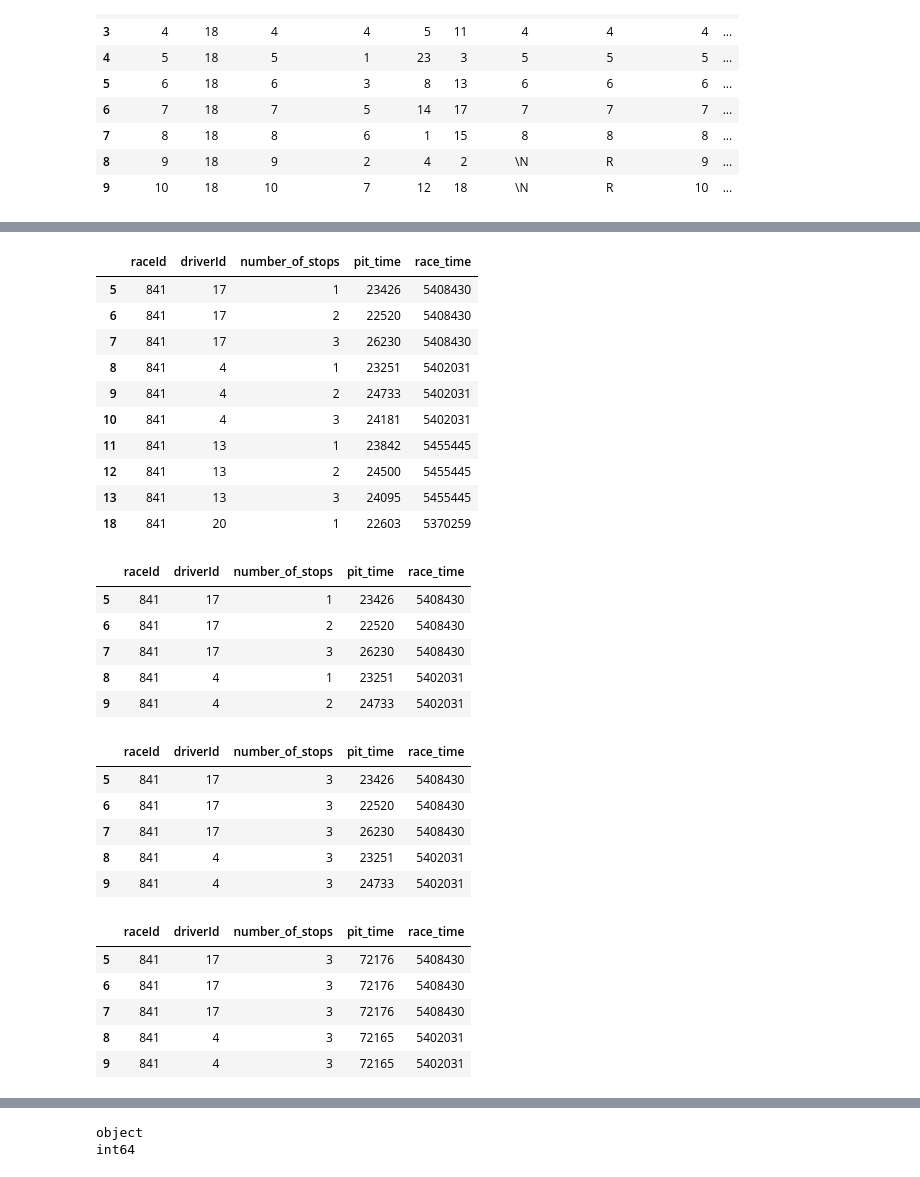
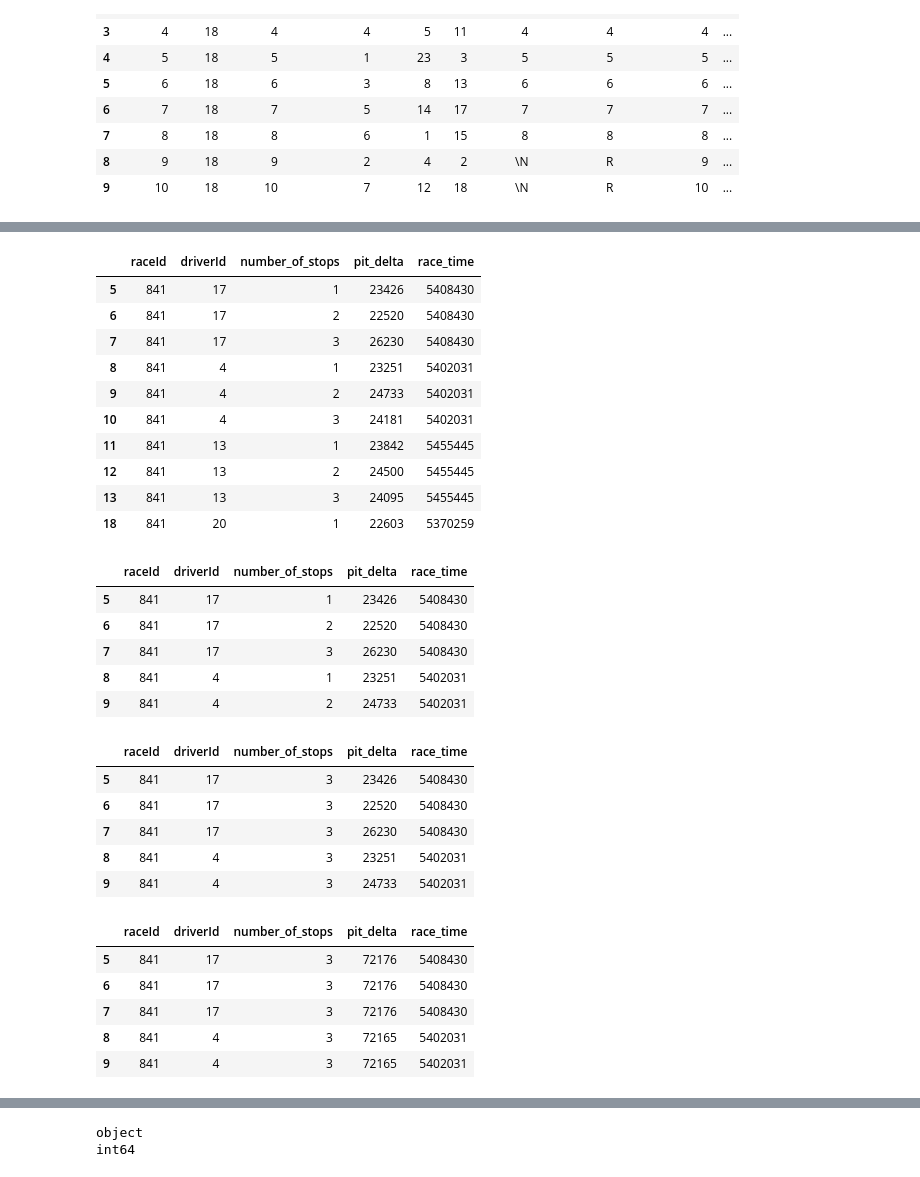
Before and after one commit to MacBeth-M/Capstone, a Jupyter notebook: Pitstops.ipynb, the cells around one changed output, grey strips where cells are left out. Drawn from its saved outputs; the diff is of its cells as text; code cells hidden in the pictures.

```diff
--- a/Pitstops.ipynb
+++ b/Pitstops.ipynb
@@ -31,8 +32,8 @@ results.head(10)
 | 8 | 9 | 18 | 9 | 2 | 4 | 2 | \N | R | 9 | ... |
 | 9 | 10 | 18 | 10 | 7 | 12 | 18 | \N | R | 10 | ... |
 # %%
-# rename milliseconds to stop time and race_time to avoid confusion
-pit_stops.rename(columns = {'milliseconds': 'pit_time'}, inplace = True)
+# rename milliseconds to pit_delta and race_time to avoid confusion
+pit_stops.rename(columns = {'milliseconds': 'pit_delta'}, inplace = True)
 results.rename(columns = {'milliseconds': 'race_time'}, inplace = True)
 pit_merge = pd.merge(pit_stops, results, on=['raceId', 'driverId'])
 pit_merged = pit_merge[pit_merge['statusId'] == 1] # filters out only finished races
@@ -77,16 +78,16 @@ Index(['raceId', 'driverId', 'stop', 'lap', 'time_x', 'duration', 'pit_time',
 | 75% | 1053.000000 | 830.000000 | 2.000000 | 36.000000 | 2.610250e+04 | 24997.000000 | 131.000000 | 12.000000 | 10.000000 | ... |
 | max | 1115.000000 | 859.000000 | 7.000000 | 78.000000 | 3.069017e+06 | 26178.000000 | 214.000000 | 24.000000 | 19.000000 | ... |
 # %%
-# retain only the columns we need
-selected_columns = ['raceId', 'driverId', 'stop', 'pit_time', 'race_time']
+# retain only the columns needed
+selected_columns = ['raceId', 'driverId', 'stop', 'pit_delta', 'race_time']
 my_pit = pit_merged[selected_columns]
 
 my_pit = my_pit.copy() # make copy to modify without changing original dataset
 
 my_pit.rename(columns = {'stop': 'number_of_stops' }, inplace = True)
 my_pit.head(10)
 # %% [output]
-|  | raceId | driverId | number_of_stops | pit_time | race_time |
+|  | raceId | driverId | number_of_stops | pit_delta | race_time |
 | 5 | 841 | 17 | 1 | 23426 | 5408430 |
 | 6 | 841 | 17 | 2 | 22520 | 5408430 |
 | 7 | 841 | 17 | 3 | 26230 | 5408430 |
@@ -103,7 +104,7 @@ my_pit.replace('\\N', np.nan, inplace=True)
 my_pit.dropna(inplace=True)
 my_pit.head()
 # %% [output]
-|  | raceId | driverId | number_of_stops | pit_time | race_time |
+|  | raceId | driverId | number_of_stops | pit_delta | race_time |
 | 5 | 841 | 17 | 1 | 23426 | 5408430 |
 | 6 | 841 | 17 | 2 | 22520 | 5408430 |
 | 7 | 841 | 17 | 3 | 26230 | 5408430 |
@@ -116,26 +117,26 @@ my_pit.head()
 # Group by race and driver and compute total stops
 total_stops = my_pit.groupby(['raceId', 'driverId'])['number_of_stops'].transform('max')
 
-# Update the 'number of stop' column
+# Update the 'number of stops' column
 my_pit['number_of_stops'] = total_stops
 my_pit.head()
 # %% [output]
-|  | raceId | driverId | number_of_stops | pit_time | race_time |
+|  | raceId | driverId | number_of_stops | pit_delta | race_time |
 | 5 | 841 | 17 | 3 | 23426 | 5408430 |
 | 6 | 841 | 17 | 3 | 22520 | 5408430 |
 | 7 | 841 | 17 | 3 | 26230 | 5408430 |
 | 8 | 841 | 4 | 3 | 23251 | 5402031 |
 | 9 | 841 | 4 | 3 | 24733 | 5402031 |
 # %%
-# Sum all pit stop times to find total time spent on pit stops
-total_pit_time = my_pit.groupby(['raceId', 'driverId'])['pit_time'].transform('sum')
+# Sum all pit delta times to find total time spent on pit stops
+total_pit_delta = my_pit.groupby(['raceId', 'driverId'])['pit_delta'].transform('sum')
 
 # Update the 'pit_time' column
-my_pit['pit_time'] = total_pit_time
+my_pit['pit_delta'] = total_pit_delta
 
 my_pit.head()
 # %% [output]
-|  | raceId | driverId | number_of_stops | pit_time | race_time |
+|  | raceId | driverId | number_of_stops | pit_delta | race_time |
 | 5 | 841 | 17 | 3 | 72176 | 5408430 |
 | 6 | 841 | 17 | 3 | 72176 | 5408430 |
 | 7 | 841 | 17 | 3 | 72176 | 5408430 |
```
Also changed, not shown: parts of 19 cells of this notebook, 4 other files.
